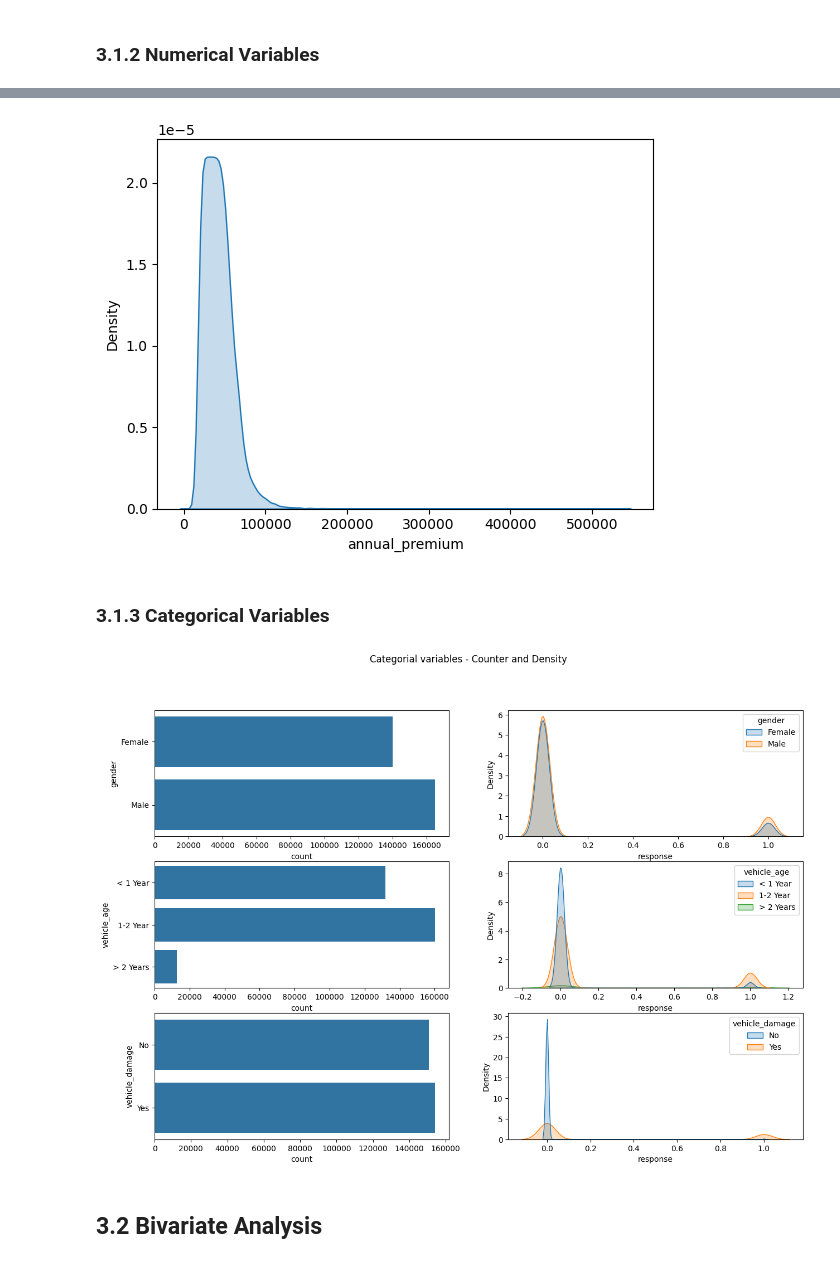
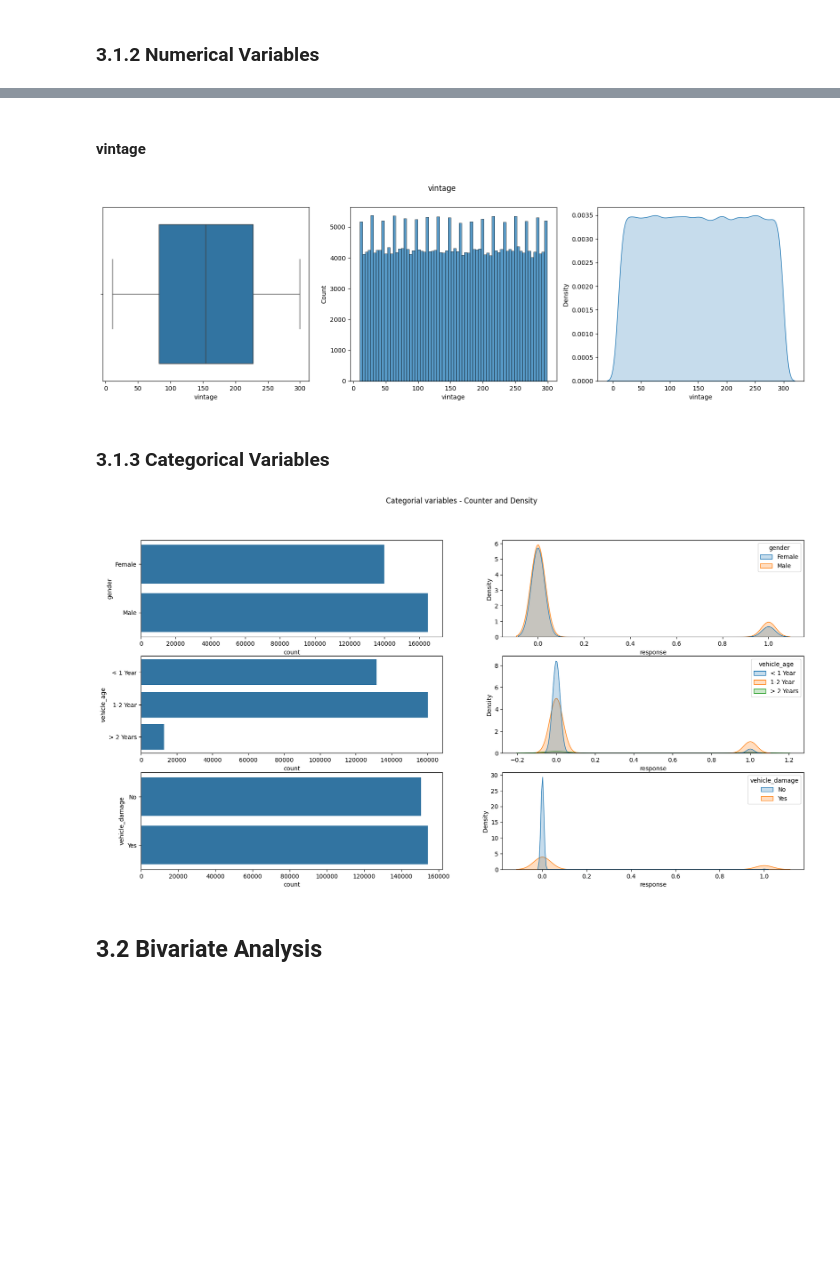
Before and after one commit to mendesdata/health_insurance_cross_sell, a Jupyter notebook: notebooks/hics.ipynb, the cells around one changed output, grey strips where cells are left out. Drawn from its saved outputs; the diff is of its cells as text; code cells hidden in the pictures; blank space fills up the shorter version.

```diff
--- a/notebooks/hics.ipynb
+++ b/notebooks/hics.ipynb
@@ -609,27 +698,28 @@ sns.kdeplot(  data=aux, x='policy_sales_channel',   fill=True );
-# %%
-aux = df3[['annual_premium', 'id']].groupby('annual_premium').count().reset_index()
-sns.kdeplot(  data=aux, x='annual_premium',   fill=True );
-# %% [output]
-[figure, removed]
+# %% [markdown]
+#### vintage
+# %%
+feature_plot_charts( df3, 'vintage' )
+# %% [output]
+[figure, added]
 # %% [markdown]
 ### 3.1.3 Categorical Variables
 # %%
-fig, axes = plt.subplots(3, 2, figsize=(15, 10))
+fig, axes = plt.subplots(3, 2, figsize=(20, 10))
 fig.suptitle('Categorial variables - Counter and Density')
 
 # gender
 sns.countplot( ax=axes[0,0], data=df3['gender'] );
 sns.kdeplot  ( ax=axes[0,1], data=df3[['gender', 'response']], x='response',  hue='gender', fill=True );
 
 # vehicle_age
 sns.countplot( ax=axes[1,0], data=df3['vehicle_age'] );
 sns.kdeplot  ( ax=axes[1,1], data=df3[['vehicle_age', 'response']], x='response',  hue='vehicle_age', fill=True );
 
 # vehicle_damage
 sns.countplot( ax=axes[2,0], data=df3['vehicle_damage'] );
 sns.kdeplot  ( ax=axes[2,1], data=df3[['vehicle_damage', 'response']], x='response',  hue='vehicle_damage', fill=True );
 # %% [output]
-[figure, old version]
+[figure, new version]
 # %% [markdown]
 ## 3.2 Bivariate Analysis
 # %% [markdown]
```
Also changed, not shown: parts of 68 cells of this notebook.
